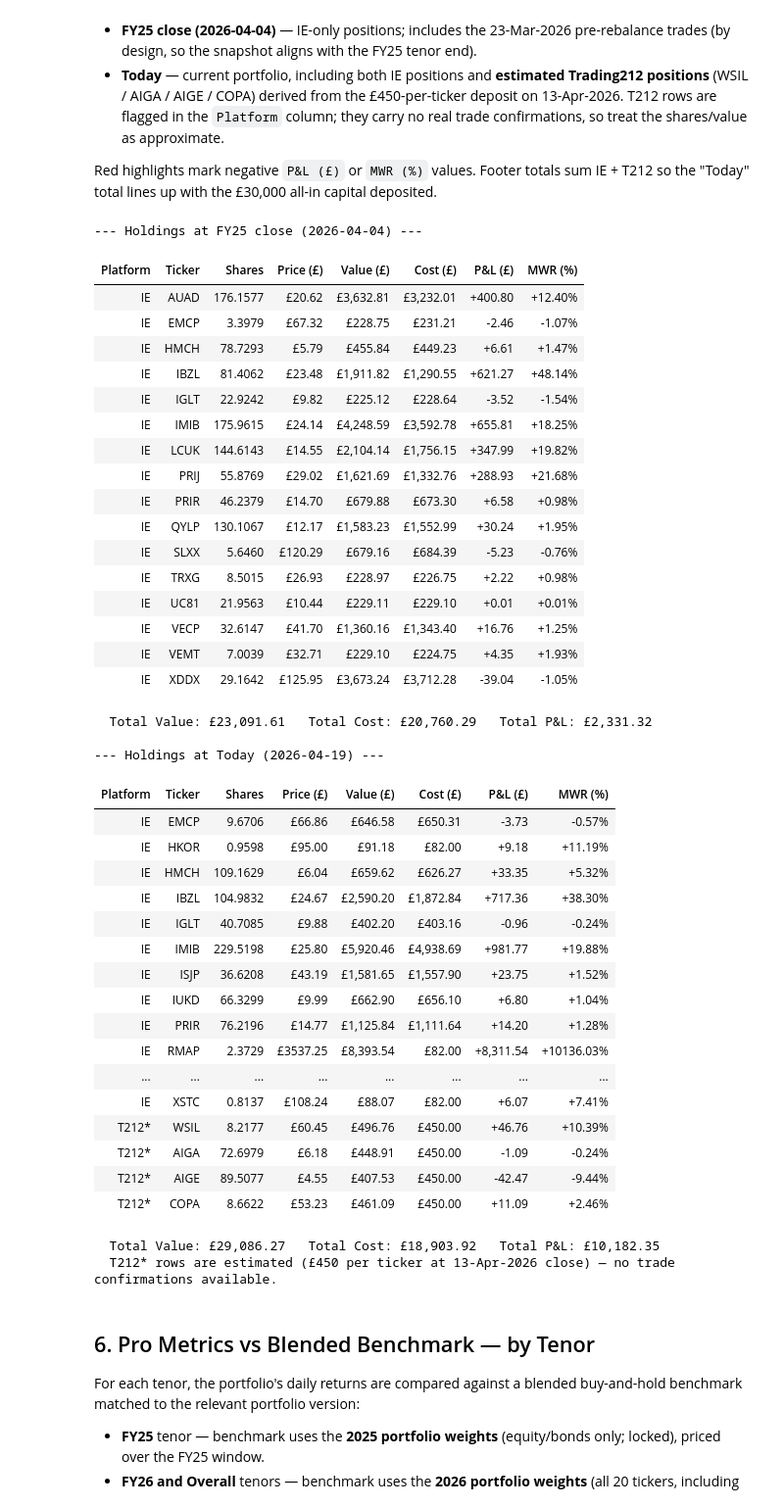
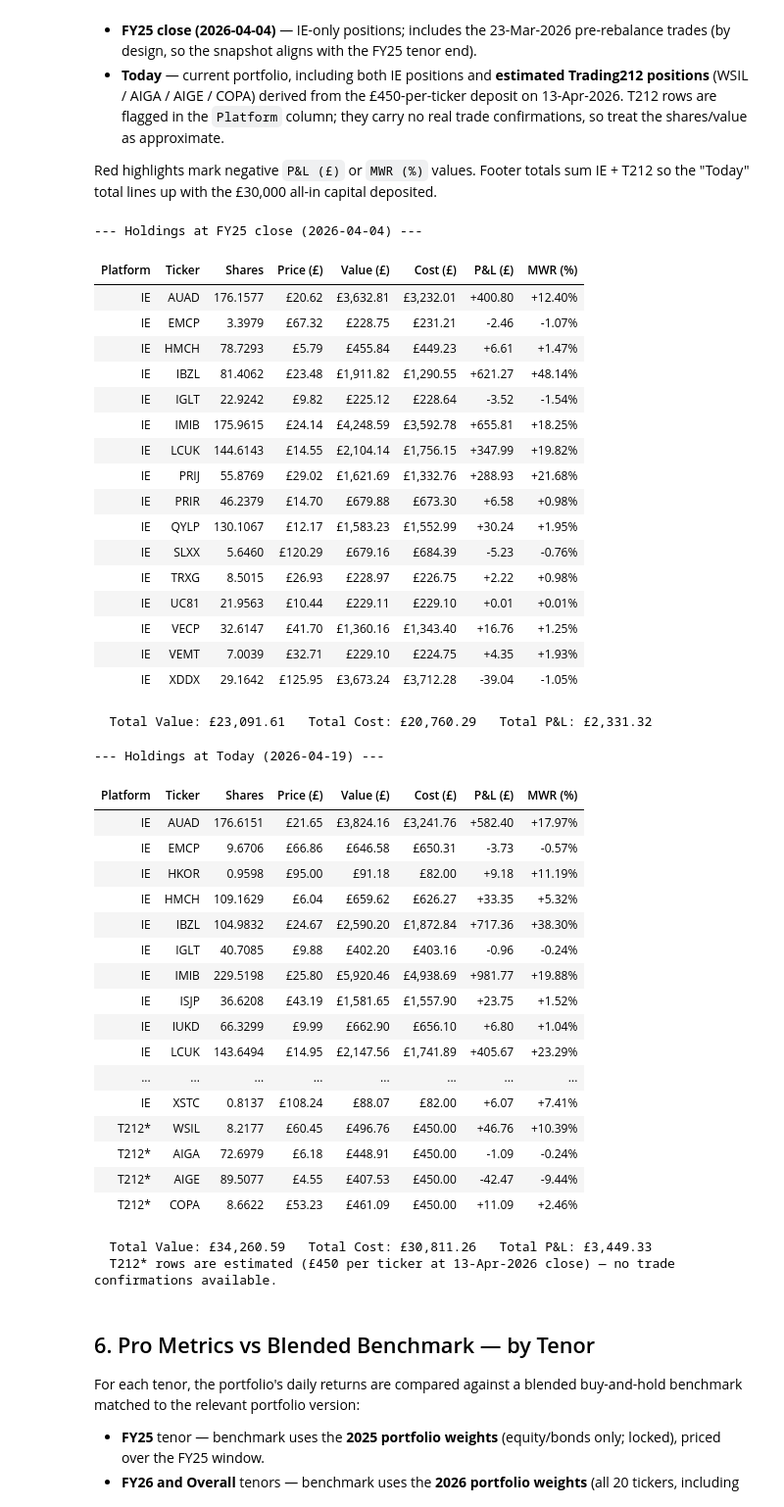
Before and after one commit to nairraks/etf-isa-portfolio, a Jupyter notebook: notebooks/04_performance_tracking.ipynb, the cells around one changed output. Shown at 98% size. Saved outputs shown, nothing was run; the diff lists cells and outputs as text; code cells hidden in the pictures.

Commit message:
feat: implement FY25 portfolio backtesting notebook and supporting test fixtures and metrics utilities

```diff
--- a/notebooks/04_performance_tracking.ipynb
+++ b/notebooks/04_performance_tracking.ipynb
@@ -327,15 +327,9 @@ def _colour_neg(val):
     return "color: #dc2626; font-weight: bold" if val < 0 else ""
 
 
-PORTFOLIO_26_TICKERS = set(portfolio_26["ticker"])
-
 for label, as_of in [("FY25 close", FY25_END), ("Today", TODAY)]:
     df = _ie_holdings_at(trades, as_of)
     if label == "Today":
-        # FY26 rebalance sells for 2025-only tickers (AUAD, LCUK, PRIJ, QYLP,
-        # VEMT, XDDX) aren't in the IE CSV, leaving residual shares in the
-        # ledger — filter Today's snapshot to the 2026 target portfolio.
-        df = df[df["Ticker"].isin(PORTFOLIO_26_TICKERS)].reset_index(drop=True)
         df = pd.concat([df, _t212_synthetic_today()], ignore_index=True)
 
     print(f"\n--- Holdings at {label} ({as_of.date()}) ---")
@@ -354,35 +348,35 @@ for label, as_of in [("FY25 close", FY25_END), ("Today", TODAY)]:
     t_val = df["Value (£)"].sum()
     t_cost = df["Cost (£)"].sum()
     t_pl = df["P&L (£)"].sum()
     print(f"  Total Value: £{t_val:,.2f}   "
           f"Total Cost: £{t_cost:,.2f}   "
           f"Total P&L: £{t_pl:,.2f}")
     if label == "Today":
         print("  T212* rows are estimated (£450 per ticker at 13-Apr-2026 close) "
               "— no trade confirmations available.")
 # %% [output]
 --- Holdings at FY25 close (2026-04-04) ---
 | Platform | Ticker | Shares | Price (£) | Value (£) | Cost (£) | P&L (£) | MWR (%) |
 | IE | AUAD | 176.1577 | £20.62 | £3,632.81 | £3,232.01 | +400.80 | +12.40% |
 | IE | EMCP | 3.3979 | £67.32 | £228.75 | £231.21 | -2.46 | -1.07% |
 | IE | HMCH | 78.7293 | £5.79 | £455.84 | £449.23 | +6.61 | +1.47% |
 | IE | IBZL | 81.4062 | £23.48 | £1,911.82 | £1,290.55 | +621.27 | +48.14% |
 | IE | IGLT | 22.9242 | £9.82 | £225.12 | £228.64 | -3.52 | -1.54% |
 | IE | IMIB | 175.9615 | £24.14 | £4,248.59 | £3,592.78 | +655.81 | +18.25% |
 | IE | LCUK | 144.6143 | £14.55 | £2,104.14 | £1,756.15 | +347.99 | +19.82% |
 | IE | PRIJ | 55.8769 | £29.02 | £1,621.69 | £1,332.76 | +288.93 | +21.68% |
 | IE | PRIR | 46.2379 | £14.70 | £679.88 | £673.30 | +6.58 | +0.98% |
 | IE | QYLP | 130.1067 | £12.17 | £1,583.23 | £1,552.99 | +30.24 | +1.95% |
 | IE | SLXX | 5.6460 | £120.29 | £679.16 | £684.39 | -5.23 | -0.76% |
 | IE | TRXG | 8.5015 | £26.93 | £228.97 | £226.75 | +2.22 | +0.98% |
 | IE | UC81 | 21.9563 | £10.44 | £229.11 | £229.10 | +0.01 | +0.01% |
 | IE | VECP | 32.6147 | £41.70 | £1,360.16 | £1,343.40 | +16.76 | +1.25% |
 | IE | VEMT | 7.0039 | £32.71 | £229.10 | £224.75 | +4.35 | +1.93% |
 | IE | XDDX | 29.1642 | £125.95 | £3,673.24 | £3,712.28 | -39.04 | -1.05% |
   Total Value: £23,091.61   Total Cost: £20,760.29   Total P&L: £2,331.32
-
---- Holdings at Today (2026-04-19) ---
+--- Holdings at Today (2026-04-19) ---
 | Platform | Ticker | Shares | Price (£) | Value (£) | Cost (£) | P&L (£) | MWR (%) |
+| IE | AUAD | 176.6151 | £21.65 | £3,824.16 | £3,241.76 | +582.40 | +17.97% |
 | IE | EMCP | 9.6706 | £66.86 | £646.58 | £650.31 | -3.73 | -0.57% |
 | IE | HKOR | 0.9598 | £95.00 | £91.18 | £82.00 | +9.18 | +11.19% |
 | IE | HMCH | 109.1629 | £6.04 | £659.62 | £626.27 | +33.35 | +5.32% |
@@ -391,16 +385,15 @@ for label, as_of in [("FY25 close", FY25_END), ("Today", TODAY)]:
 | IE | IMIB | 229.5198 | £25.80 | £5,920.46 | £4,938.69 | +981.77 | +19.88% |
 | IE | ISJP | 36.6208 | £43.19 | £1,581.65 | £1,557.90 | +23.75 | +1.52% |
 | IE | IUKD | 66.3299 | £9.99 | £662.90 | £656.10 | +6.80 | +1.04% |
-| IE | PRIR | 76.2196 | £14.77 | £1,125.84 | £1,111.64 | +14.20 | +1.28% |
-| IE | RMAP | 2.3729 | £3537.25 | £8,393.54 | £82.00 | +8,311.54 | +10136.03% |
+| IE | LCUK | 143.6494 | £14.95 | £2,147.56 | £1,741.89 | +405.67 | +23.29% |
 | ... | ... | ... | ... | ... | ... | ... | ... |
 | IE | XSTC | 0.8137 | £108.24 | £88.07 | £82.00 | +6.07 | +7.41% |
 | T212* | WSIL | 8.2177 | £60.45 | £496.76 | £450.00 | +46.76 | +10.39% |
 | T212* | AIGA | 72.6979 | £6.18 | £448.91 | £450.00 | -1.09 | -0.24% |
 | T212* | AIGE | 89.5077 | £4.55 | £407.53 | £450.00 | -42.47 | -9.44% |
 | T212* | COPA | 8.6622 | £53.23 | £461.09 | £450.00 | +11.09 | +2.46% |
-  Total Value: £29,086.27   Total Cost: £18,903.92   Total P&L: £10,182.35
-  T212* rows are estimated (£450 per ticker at 13-Apr-2026 close) — no trade confirmations available.
+  Total Value: £34,260.59   Total Cost: £30,811.26   Total P&L: £3,449.33
+  T212* rows are estimated (£450 per ticker at 13-Apr-2026 close) — no trade confirmations available.
 # %% [markdown]
 ## 6. Pro Metrics vs Blended Benchmark — by Tenor
 
```
Also changed, not shown: parts of 3 cells of this notebook, 2 other files.
